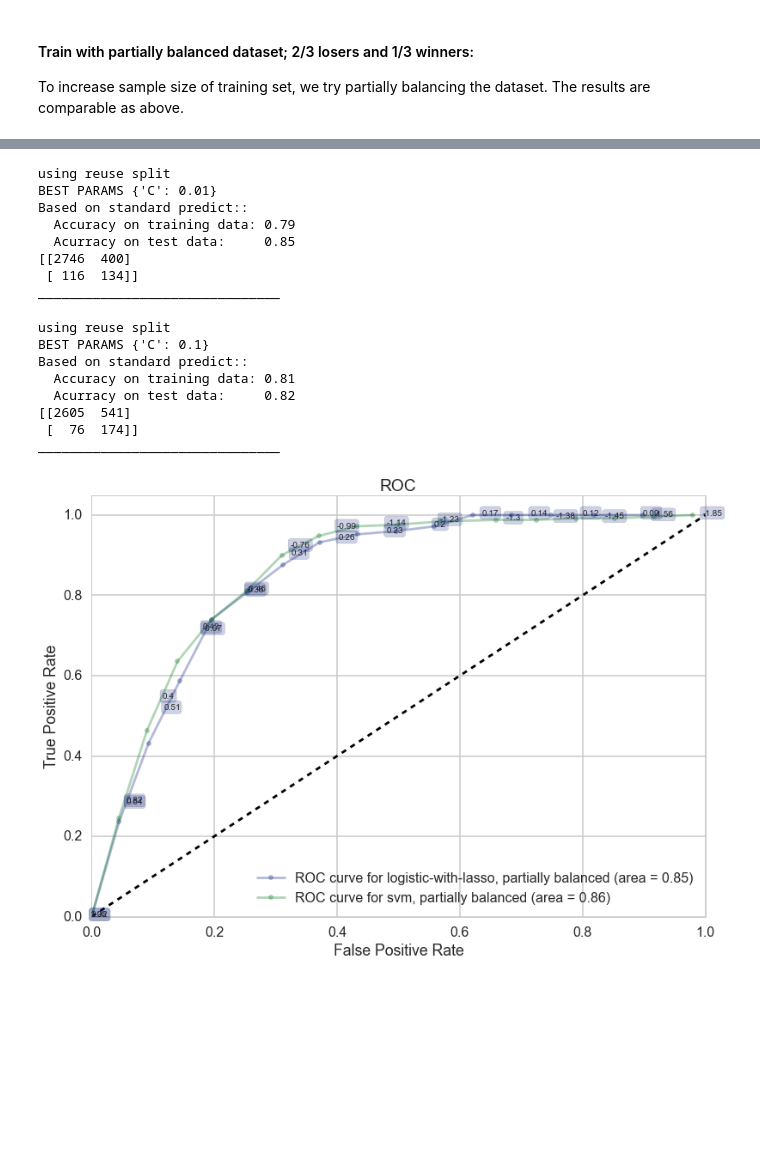
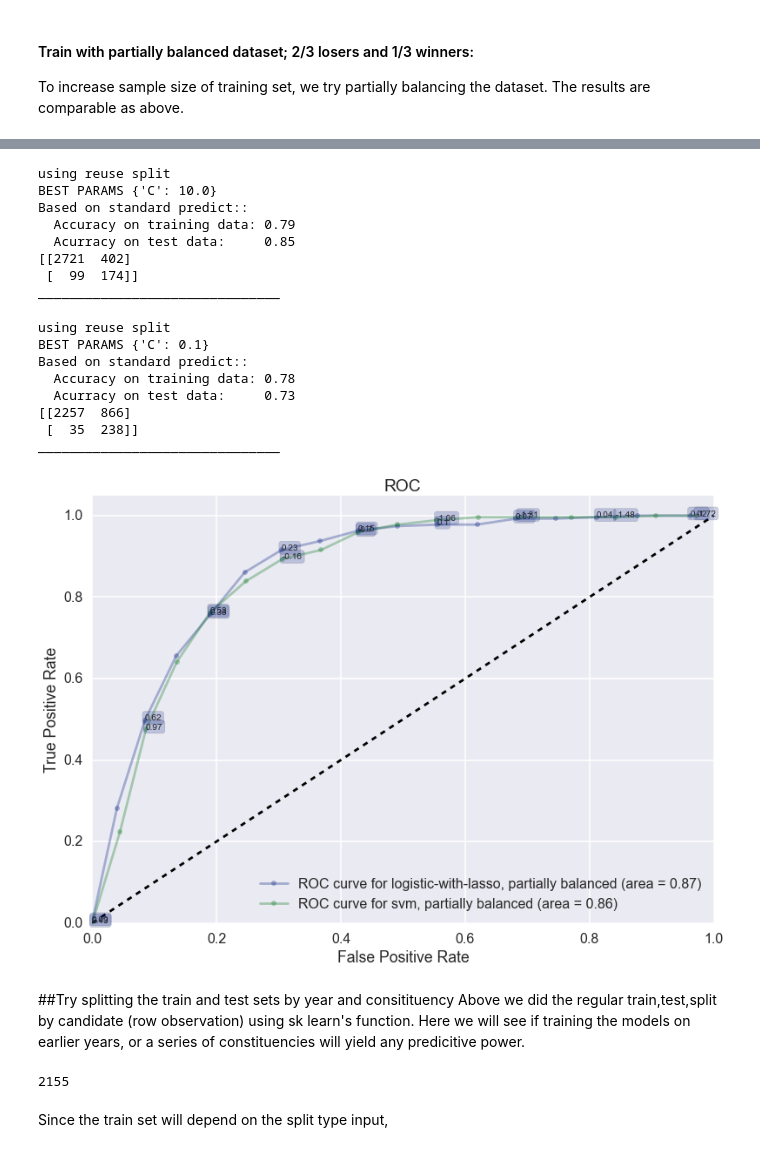
Before and after one commit to martinkess/India, a Jupyter notebook: SVC + Log-Lasso Classifier.ipynb, the cells around one changed output, grey strips where cells are left out. Cells and saved outputs as stored; diff of their text form; code cells hidden in the pictures; blank space fills up the shorter version.

Commit message:
models

```diff
--- a/SVC + Log-Lasso Classifier.ipynb
+++ b/SVC + Log-Lasso Classifier.ipynb
@@ -429,2 +473,0 @@ Xtrain_new.shape, ytrain_new.shape
-# %%
-reuse_split_new=dict(Xtrain=Xtrain_new, Xtest=Xtest, ytrain=ytrain_new, ytest=ytest)
@@ -440,7 +485,7 @@ Based on standard predict::
  [  48  202]]
 _______________________________
 # %%
-clfsvm_b, Xtrainb, ytrainb, Xtestb, ytestb = do_classify(SVC(), {"C": [0.00001,0.0001, 0.001, 0.01, 0.1, 1.0, 10.0, 100.0]}, nonempty,logcols, 'winner',1, reuse_split=reuse_split_new)
+clfsvm_b, Xtrainb, ytrainb, Xtestb, ytestb = do_classify(SVC(class_weight='auto'), {"C": [0.00001,0.0001, 0.001, 0.01, 0.1, 1.0, 10.0, 100.0]}, nonempty,logcols, 'winner',1, reuse_split=reuse_split_new)
 # %% [output]
 using reuse split
 BEST PARAMS {'C': 0.1}
@@ -482,31 +528,35 @@ Xtrain_pb.shape, ytrain_pb.shape
 # %%
 reuse_split_pb=dict(Xtrain=Xtrain_pb, Xtest=Xtest, ytrain=ytrain_pb, ytest=ytest)
 # %%
-clflog_pb,Xtrain_pb, ytrain_pb, Xtest_pb, ytest_pb = do_classify(clf, {"C": [0.00001,0.0001, 0.001, 0.01, 0.1, 1.0, 10.0]}, nonempty,logcols, 'winner',1, reuse_split=reuse_split_pb)
+clflog_pb,Xtrain_pb, ytrain_pb, Xtest_pb, ytest_pb = do_classify(clf, {"C": [0.00001,0.0001, 0.001, 0.01, 0.1, 1.0, 10,20,50]}, nonempty,logcols, 'winner',1, reuse_split=reuse_split_pb)
 # %% [output]
 using reuse split
-BEST PARAMS {'C': 0.01}
+BEST PARAMS {'C': 10.0}
 Based on standard predict::
   Accuracy on training data: 0.79
   Acurracy on test data:     0.85
-[[2746  400]
- [ 116  134]]
+[[2721  402]
+ [  99  174]]
 _______________________________
 # %%
-clfsvm_pb, Xtrainpb, ytrainpb, Xtestpb, ytestpb = do_classify(SVC(),
+clfsvm_pb, Xtrainpb, ytrainpb, Xtestpb, ytestpb = do_classify(SVC(class_weight='auto'),
                                {"C": [0.00001,0.0001, 0.001, 0.01, 0.1, 1.0, 10.0]}, nonempty,logcols, 'winner',1, reuse_split=reuse_split_pb)
 # %% [output]
 using reuse split
 BEST PARAMS {'C': 0.1}
 Based on standard predict::
-  Accuracy on training data: 0.81
-  Acurracy on test data:     0.82
-[[2605  541]
- [  76  174]]
+  Accuracy on training data: 0.78
+  Acurracy on test data:     0.73
+[[2257  866]
+ [  35  238]]
 _______________________________
 # %%
 with sns.color_palette("dark"):
-    ax= make_roc("logistic-with-lasso, partially balanced",clflog_pb, ytest_pb, Xtest_pb, labe=250, proba=True,  skip=200);
-    make_roc("svm, partially balanced",clfsvm_pb, ytestpb, Xtestpb, ax, labe=250, proba=False,  skip=200)
+    ax= make_roc("logistic-with-lasso, partially balanced",clflog_pb, ytest_pb, Xtest_pb, labe=400, proba=True,  skip=200);
+    make_roc("svm, partially balanced",clfsvm_pb, ytestpb, Xtestpb, ax=ax, labe=400, proba=False,  skip=200)
+plt.savefig('figures/Anne/PBalanced.png', dpi=100)
 # %% [output]
-[figure, old version]
+[figure, new version]
+# %% [markdown]
+##Try splitting the train and test sets by year and consitituency
+Above we did the regular train,test,split by candidate (row observation) using sk learn's function. Here we will see if training the models on earlier years, or a series of constituencies will yield any predicitive power.
@@ -512,0 +565,9 @@ with sns.color_palette("dark"):
+# %%
+nonempty2=logassets_df[(logassets_df['TOTAL_MOVABLE_ASSESTS']!=0)]
+count_nonempty2=len(nonempty2.TOTAL_MOVABLE_ASSESTS)
+count_all=len(logassets_df.TOTAL_MOVABLE_ASSESTS)
+print count_all-count_nonempty2
+# %% [output]
+2155
+# %% [markdown]
+Since the train set will depend on the split type input,
```
Also changed, not shown: parts of 62 cells of this notebook.
